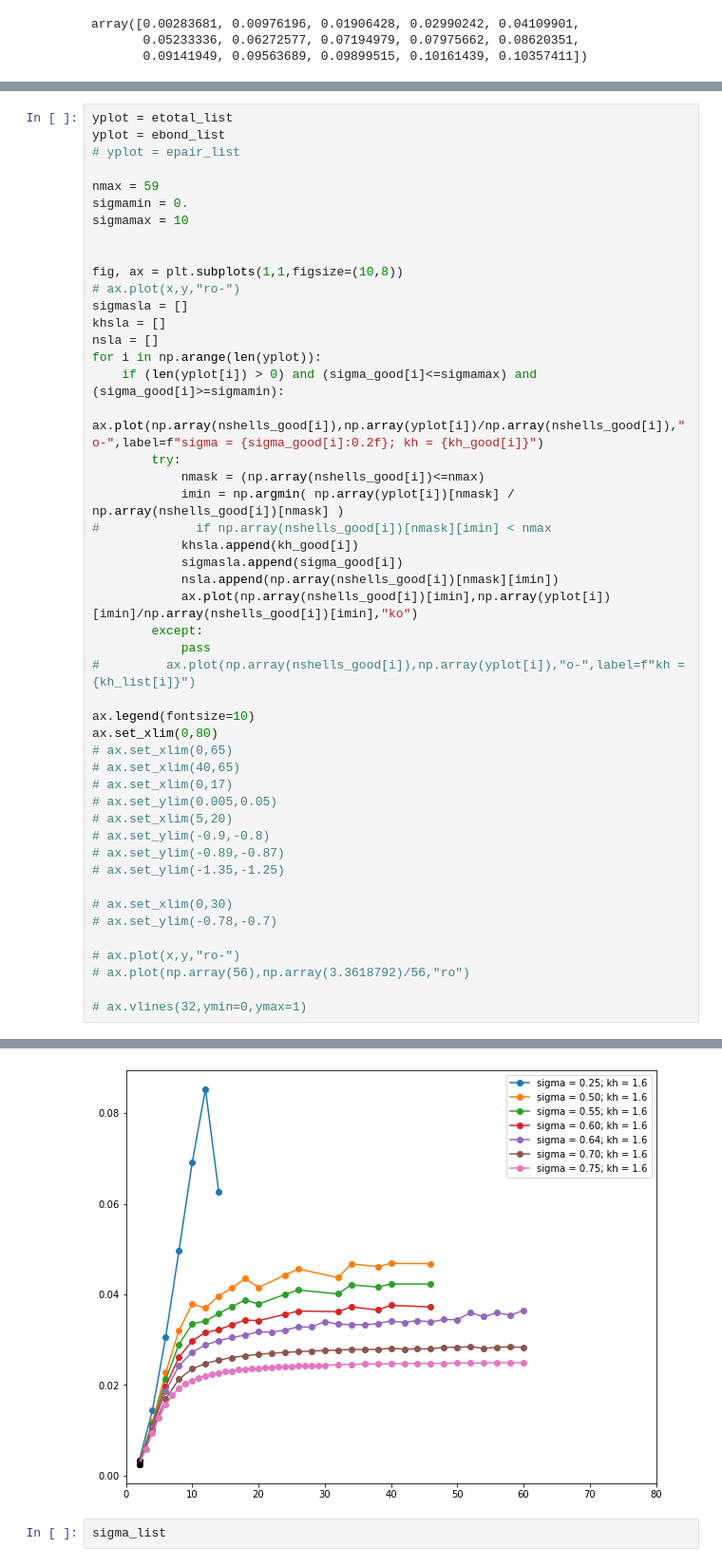
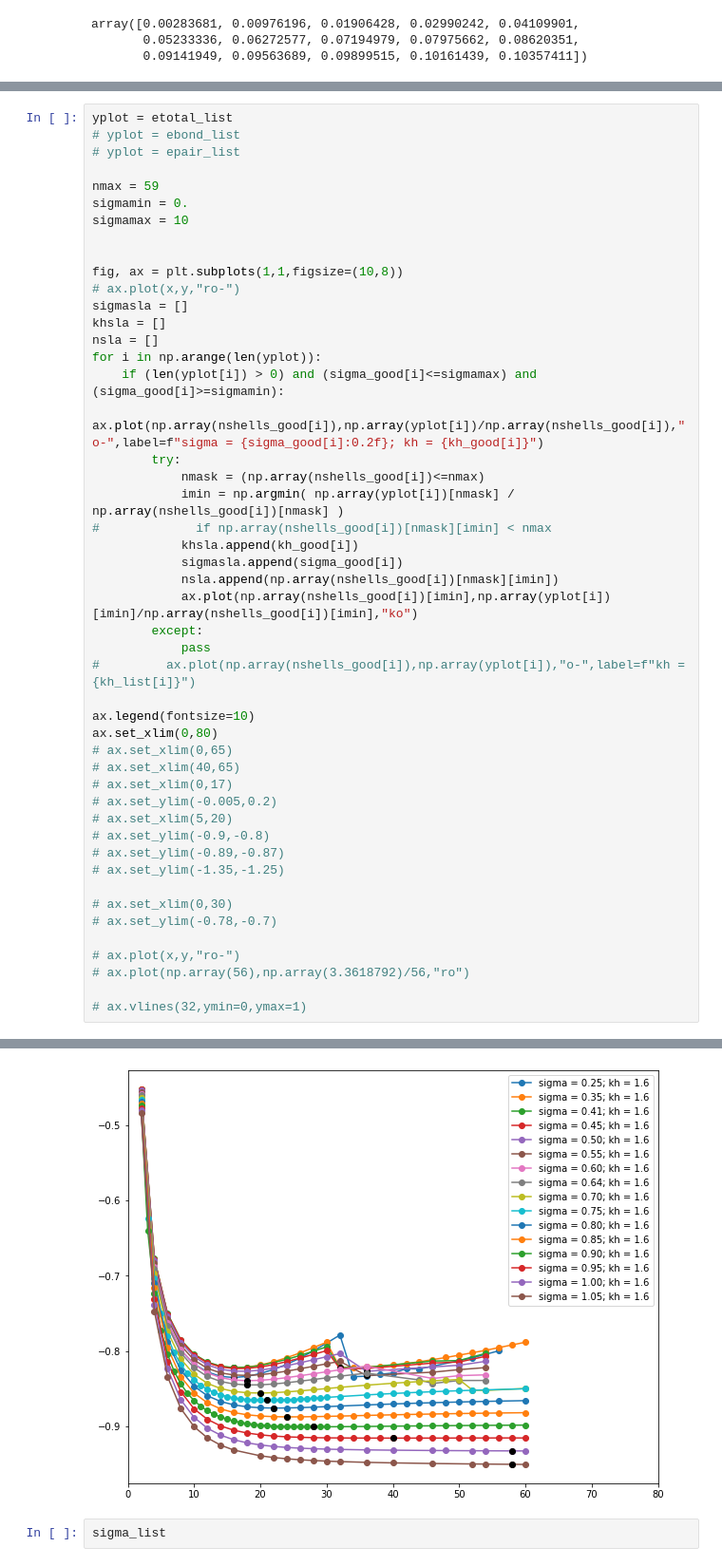
Before and after one commit to KyleTSullivan/cgshells, a Jupyter notebook: notebooks/3DAnalysis.ipynb, the cells around one changed output, grey strips where cells are left out. Shown at 95% size. Drawn from its saved outputs; the diff is of its cells as text.

```diff
--- a/notebooks/3DAnalysis.ipynb
+++ b/notebooks/3DAnalysis.ipynb
@@ -626,7 +626,7 @@ for i in np.arange(len(sigma_list)):
             pass
 # %%
 yplot = etotal_list
-yplot = ebond_list
+# yplot = ebond_list
 # yplot = epair_list
 
 nmax = 59
@@ -646,35 +646,35 @@ for i in np.arange(len(yplot)):
             nmask = (np.array(nshells_good[i])<=nmax)
             imin = np.argmin( np.array(yplot[i])[nmask] / np.array(nshells_good[i])[nmask] )
 #             if np.array(nshells_good[i])[nmask][imin] < nmax
             khsla.append(kh_good[i])
             sigmasla.append(sigma_good[i])
             nsla.append(np.array(nshells_good[i])[nmask][imin])
             ax.plot(np.array(nshells_good[i])[imin],np.array(yplot[i])[imin]/np.array(nshells_good[i])[imin],"ko")
         except:
             pass
 #         ax.plot(np.array(nshells_good[i]),np.array(yplot[i]),"o-",label=f"kh = {kh_list[i]}")
 
 ax.legend(fontsize=10)
 ax.set_xlim(0,80)
 # ax.set_xlim(0,65)
 # ax.set_xlim(40,65)
 # ax.set_xlim(0,17)
-# ax.set_ylim(0.005,0.05)
+# ax.set_ylim(-0.005,0.2)
 # ax.set_xlim(5,20)
 # ax.set_ylim(-0.9,-0.8)
 # ax.set_ylim(-0.89,-0.87)
 # ax.set_ylim(-1.35,-1.25)
 
 # ax.set_xlim(0,30)
 # ax.set_ylim(-0.78,-0.7)
 
 # ax.plot(x,y,"ro-")
 # ax.plot(np.array(56),np.array(3.3618792)/56,"ro")
 
 # ax.vlines(32,ymin=0,ymax=1)
 # %% [output]
 (0.0, 80.0)
-[figure, old version]
+[figure, new version]
 # %%
 sigma_list
 # %% [output]
```
Also changed, not shown: parts of 1 cell of this notebook, 3 other files.
